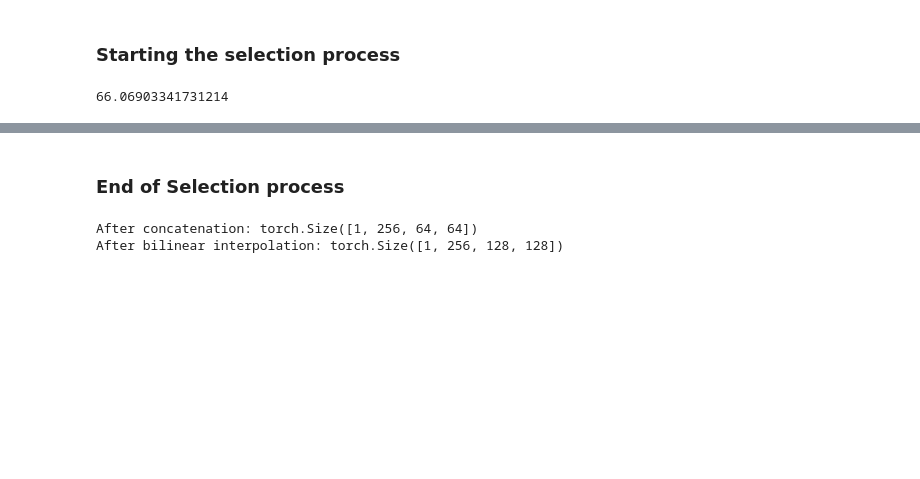
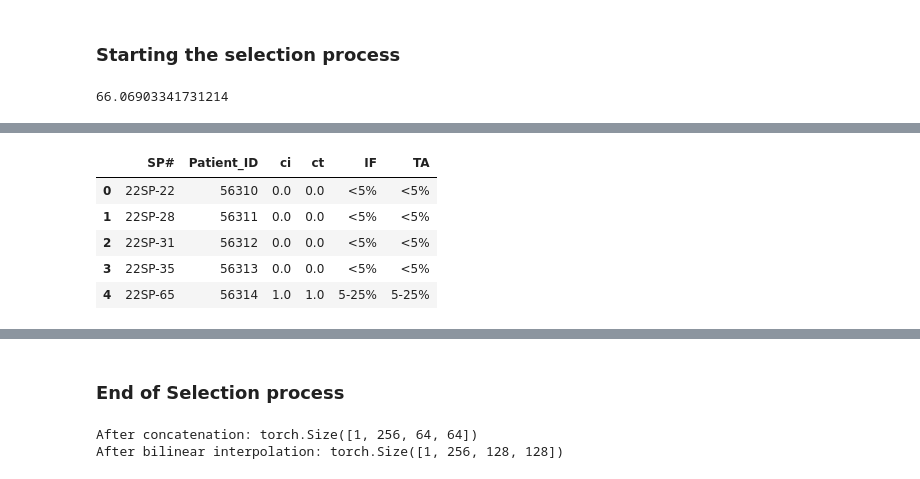
Before and after one commit to fafsari/Collagen_Segmentation, a Jupyter notebook: CollagenFiberAnalysis_V2_UCDavis.ipynb, the cells around one changed output, grey strips where cells are left out. Cells and saved outputs as stored; diff of their text form; code cells hidden in the pictures; blank space fills up the shorter version.

```diff
--- a/CollagenFiberAnalysis_V2_UCDavis.ipynb
+++ b/CollagenFiberAnalysis_V2_UCDavis.ipynb
@@ -321,3 +324,56 @@ with pd.ExcelWriter(slope_file_path, engine='openpyxl', mode='a' if slope_file_p
+# %%
+kidney_ifta_file_path = Path(original_files_path) / "KidneyDatabase_edit_relabled_fatemeh.xlsx"
+ifta_sheets = pd.read_excel(kidney_ifta_file_path, sheet_name=None)
+
+ifta_df = pd.DataFrame()
+
+for shet_name, ifta_db in ifta_sheets.items():
+    # merge all sheets
+    ifta_db = ifta_db[['SP#', 'Patient_ID', 'ci', 'ct']]
+    ifta_df = pd.concat([ifta_df, ifta_db], ignore_index=True)
+
+ifta_df.dropna(subset=['Patient_ID'], inplace=True)
+
+# print(ifta_df.head())
+
+# Replace the conditional checks with element-wise conditions
+ifta_df.loc[(ifta_df['ci'] == 0) & (ifta_df['ct'] == 0), 'IF'] = '<5%'
+ifta_df.loc[(ifta_df['ci'] == 0) & (ifta_df['ct'] == 0), 'TA'] = '<5%'
+
+ifta_df.loc[(ifta_df['ci'] == 1) & (ifta_df['ct'] == 1), 'IF'] = '5-25%'
+ifta_df.loc[(ifta_df['ci'] == 1) & (ifta_df['ct'] == 1), 'TA'] = '5-25%'
+
+# Replace the conditional checks with element-wise conditions
+ifta_df.loc[(ifta_df['ci'] == 2) & (ifta_df['ct'] == 2), 'IF'] = '25-50%'
+ifta_df.loc[(ifta_df['ci'] == 2) & (ifta_df['ct'] == 2), 'TA'] = '25-50%'
+
+ifta_df.loc[(ifta_df['ci'] == 3) & (ifta_df['ct'] == 3), 'IF'] = '>50%'
+ifta_df.loc[(ifta_df['ci'] == 3) & (ifta_df['ct'] == 3), 'TA'] = '>50%'
+
+# You can add more conditions in a similar way for other values
+
+
+# if ifta_df['ci'] == 0 and ifta_df['ct'] == 0:
+#     ifta_df['IF'] = '<5%'
+#     ifta_df['TA'] = '<5%'
+# elif ifta_df['ci'] == 1 and ifta_df['ct'] == 1:
+#     ifta_df['IF'] = '5-25%'
+#     ifta_df['TA'] = '5-25%'
+# elif ifta_df['ci'] == 2 and ifta_df['ct'] == 2:
+#     ifta_df['IF'] = '25-50%'
+#     ifta_df['TA'] = '25-50%'
+# elif ifta_df['ci'] == 3 and ifta_df['ct'] == 3:
+#     ifta_df['IF'] = '>50%'
+#     ifta_df['TA'] = '>50%'
+
+ifta_df.head()
+# %% [output]
+|  | SP# | Patient_ID | ci | ct | IF | TA |
+| 0 | 22SP-22 | 56310 | 0.0 | 0.0 | <5% | <5% |
+| 1 | 22SP-28 | 56311 | 0.0 | 0.0 | <5% | <5% |
+| 2 | 22SP-31 | 56312 | 0.0 | 0.0 | <5% | <5% |
+| 3 | 22SP-35 | 56313 | 0.0 | 0.0 | <5% | <5% |
+| 4 | 22SP-65 | 56314 | 1.0 | 1.0 | 5-25% | 5-25% |
 # %%
 # Match the SP number at Tx0 and Tx1
 import pandas as pd
```
Also changed, not shown: parts of 11 cells of this notebook, 1 other file.
